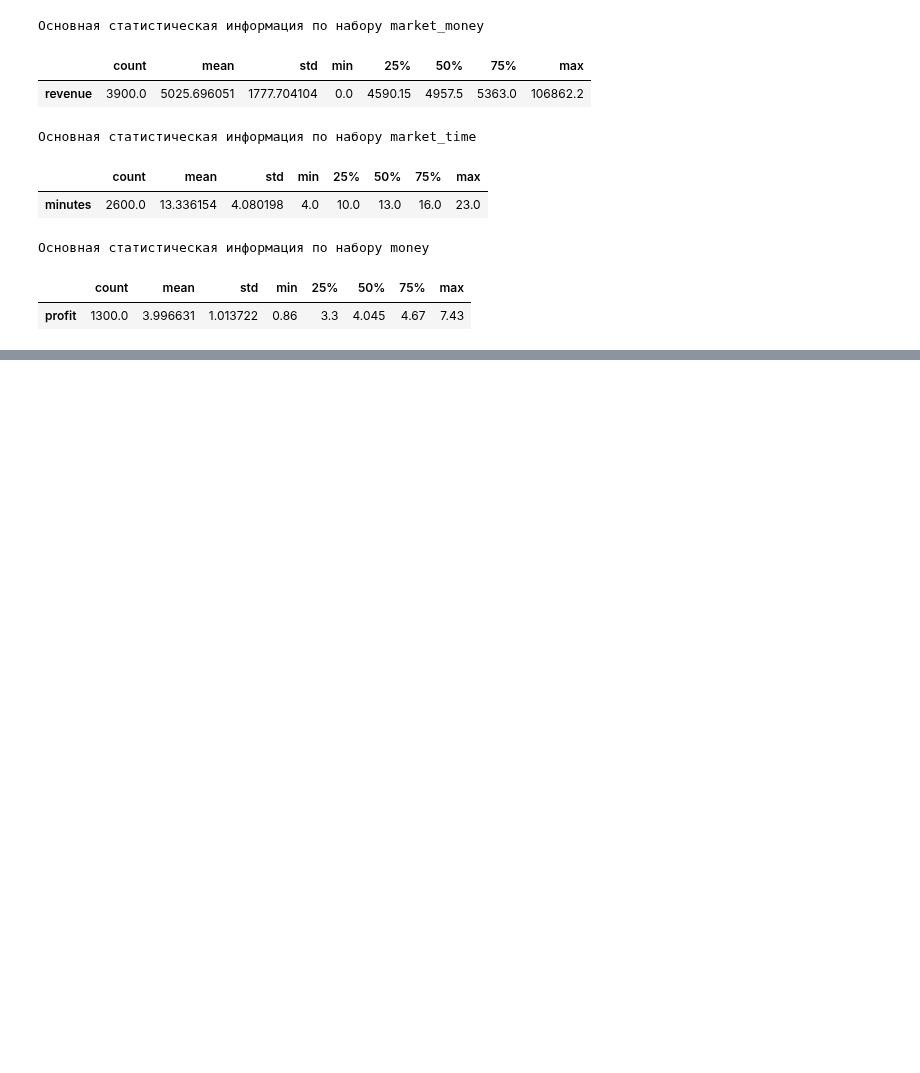
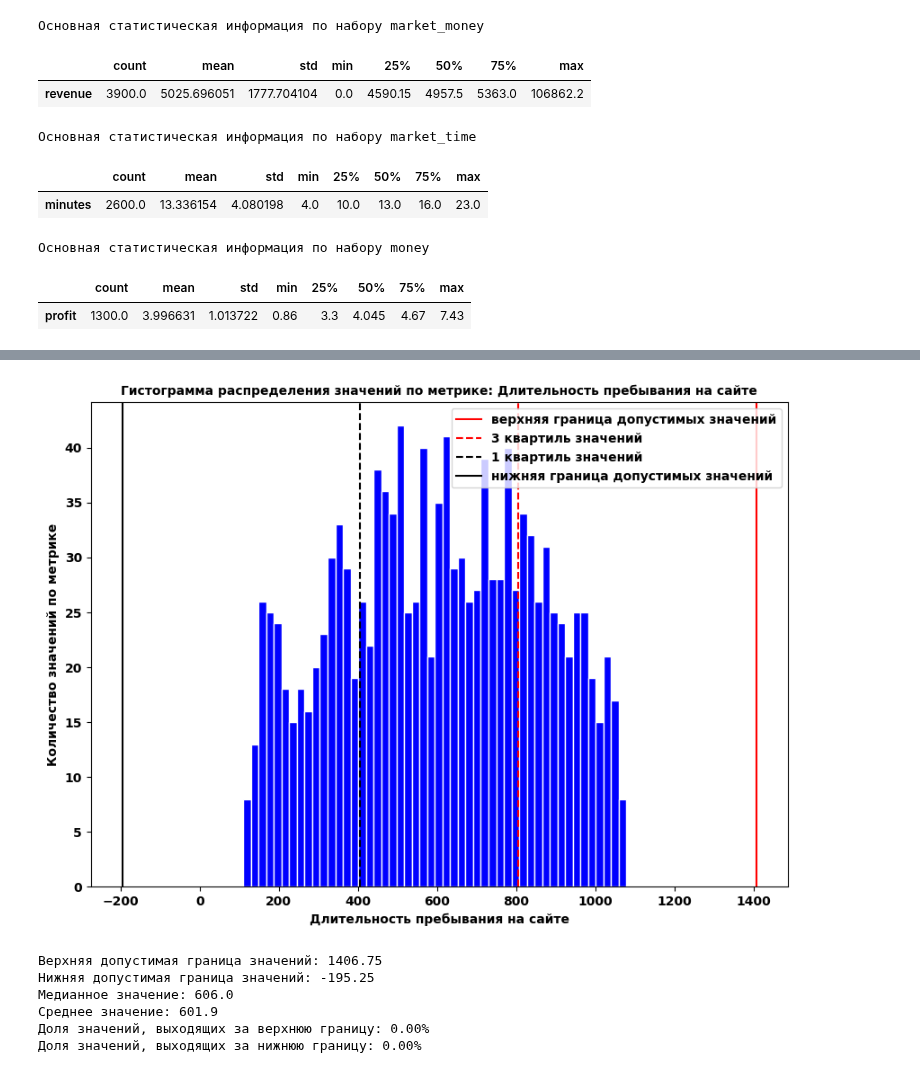
Before and after one commit to MrKostas/YandexPractikum_projects, a Jupyter notebook: notebooks/SeventhProject_SupervisedLearning.ipynb, the cells around one changed output, grey strips where cells are left out. Drawn from its saved outputs; the diff is of its cells as text; code cells hidden in the pictures; blank space fills up the shorter version.

```diff
--- a/notebooks/SeventhProject_SupervisedLearning.ipynb
+++ b/notebooks/SeventhProject_SupervisedLearning.ipynb
@@ -546,0 +696,10 @@ for df in data_list:
+# %%
+histogram_plotting(market_file, 'duration', 50, 10, 7, 'Длительность пребывания на сайте')
+# %% [output]
+[figure, added]
+Верхняя допустимая граница значений: 1406.75
+Нижняя допустимая граница значений: -195.25
+Медианное значение: 606.0
+Среднее значение: 601.9
+Доля значений, выходящих за верхнюю границу: 0.00%
+Доля значений, выходящих за нижнюю границу: 0.00%
```
Also changed, not shown: parts of 30 cells of this notebook.
